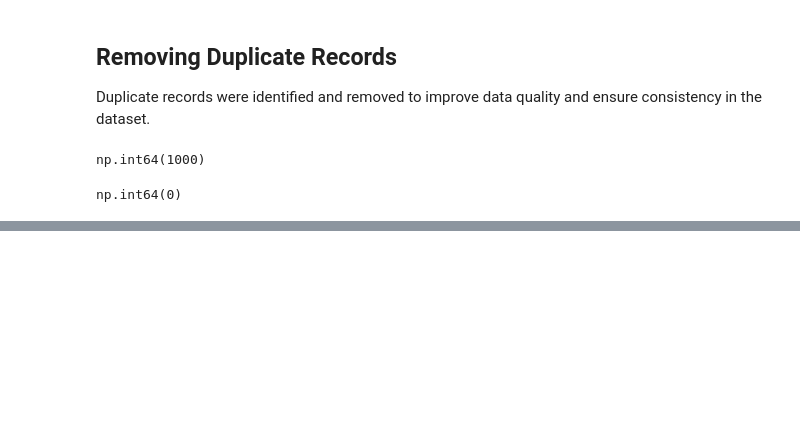
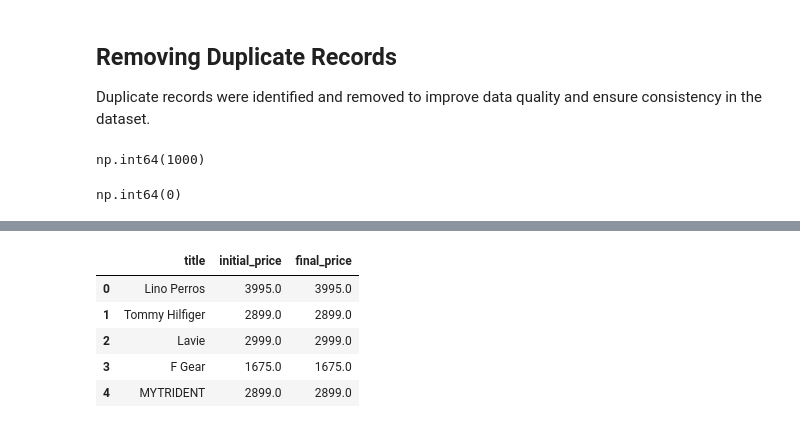
Before and after one commit to AdityaMallick01/celebal-data-engineering-internship, a Jupyter notebook: Week-01-Data-Exploration/notebooks/Shopping_Data_Exploration.ipynb, the cells around one changed output, grey strips where cells are left out. Saved outputs shown, nothing was run; the diff lists cells and outputs as text; code cells hidden in the pictures; blank space fills up the shorter version.

```diff
--- a/Week-01-Data-Exploration/notebooks/Shopping_Data_Exploration.ipynb
+++ b/Week-01-Data-Exploration/notebooks/Shopping_Data_Exploration.ipynb
@@ -213,0 +215,8 @@ np.int64(0)
+# %%
+combined_df["final_price"] = (
+    combined_df["final_price"]
+    .str.replace('"', '', regex=False)
+    .str.replace("₹", "", regex=False)
+    .str.replace(",", "", regex=False)
+    .astype(float)
+)
@@ -213,0 +233,11 @@ np.int64(0)
+# %%
+combined_df[
+    ["title", "initial_price", "final_price"]
+].head()
+# %% [output]
+|  | title | initial_price | final_price |
+| 0 | Lino Perros | 3995.0 | 3995.0 |
+| 1 | Tommy Hilfiger | 2899.0 | 2899.0 |
+| 2 | Lavie | 2999.0 | 2999.0 |
+| 3 | F Gear | 1675.0 | 1675.0 |
+| 4 | MYTRIDENT | 2899.0 | 2899.0 |
```
Also changed, not shown: parts of 11 cells of this notebook.
